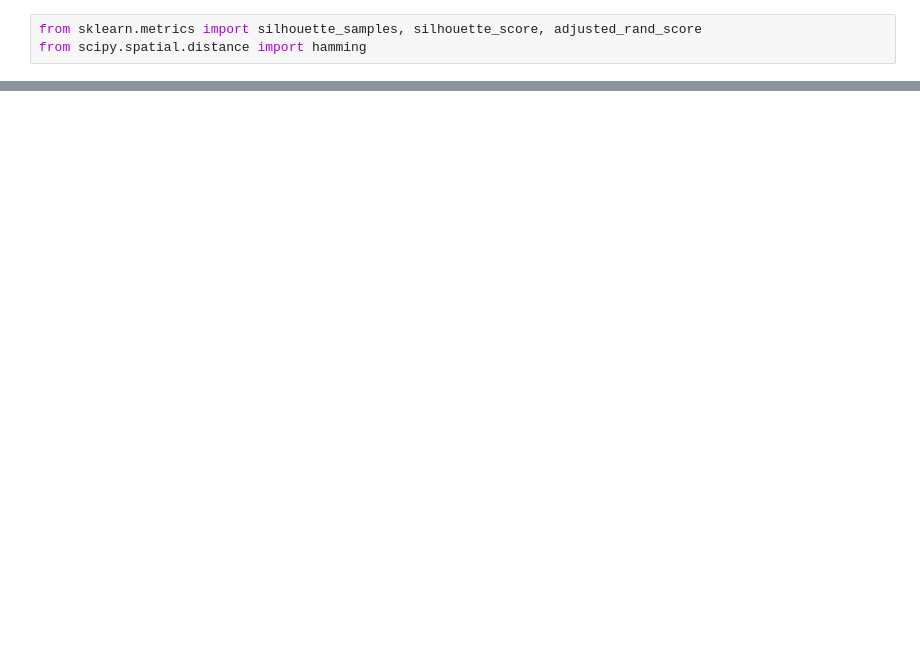
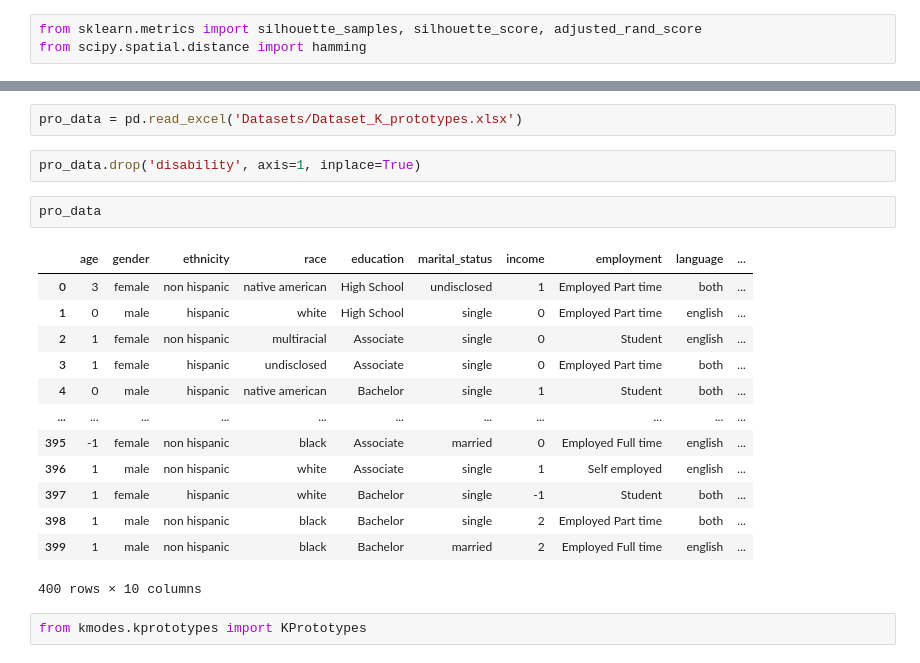
Before and after one commit to esoto15/text-tone-preference-analysis, a Jupyter notebook: kmodes.ipynb, the cells around one changed output, grey strips where cells are left out. Cells and saved outputs as stored; diff of their text form; blank space fills up the shorter version.

```diff
--- a/kmodes.ipynb
+++ b/kmodes.ipynb
@@ -134,0 +142,22 @@ Silhouette Score: 0.2780606726425
+# %%
+pro_data = pd.read_excel('Datasets/Dataset_K_prototypes.xlsx')
+# %%
+pro_data.drop('disability', axis=1, inplace=True)
+# %%
+pro_data
+# %% [output]
+|  | age | gender | ethnicity | race | education | marital_status | income | employment | language | ... |
+| 0 | 3 | female | non hispanic | native american | High School | undisclosed | 1 | Employed Part time | both | ... |
+| 1 | 0 | male | hispanic | white | High School | single | 0 | Employed Part time | english | ... |
+| 2 | 1 | female | non hispanic | multiracial | Associate | single | 0 | Student | english | ... |
+| 3 | 1 | female | hispanic | undisclosed | Associate | single | 0 | Employed Part time | both | ... |
+| 4 | 0 | male | hispanic | native american | Bachelor | single | 1 | Student | both | ... |
+| ... | ... | ... | ... | ... | ... | ... | ... | ... | ... | ... |
+| 395 | -1 | female | non hispanic | black | Associate | married | 0 | Employed Full time | english | ... |
+| 396 | 1 | male | non hispanic | white | Associate | single | 1 | Self employed | english | ... |
+| 397 | 1 | female | hispanic | white | Bachelor | single | -1 | Student | both | ... |
+| 398 | 1 | male | non hispanic | black | Bachelor | single | 2 | Employed Part time | both | ... |
+| 399 | 1 | male | non hispanic | black | Bachelor | married | 2 | Employed Full time | english | ... |
+400 rows × 10 columns
+# %%
+from kmodes.kprototypes import KPrototypes
```
Also changed, not shown: parts of 13 cells of this notebook, 4 other files.
